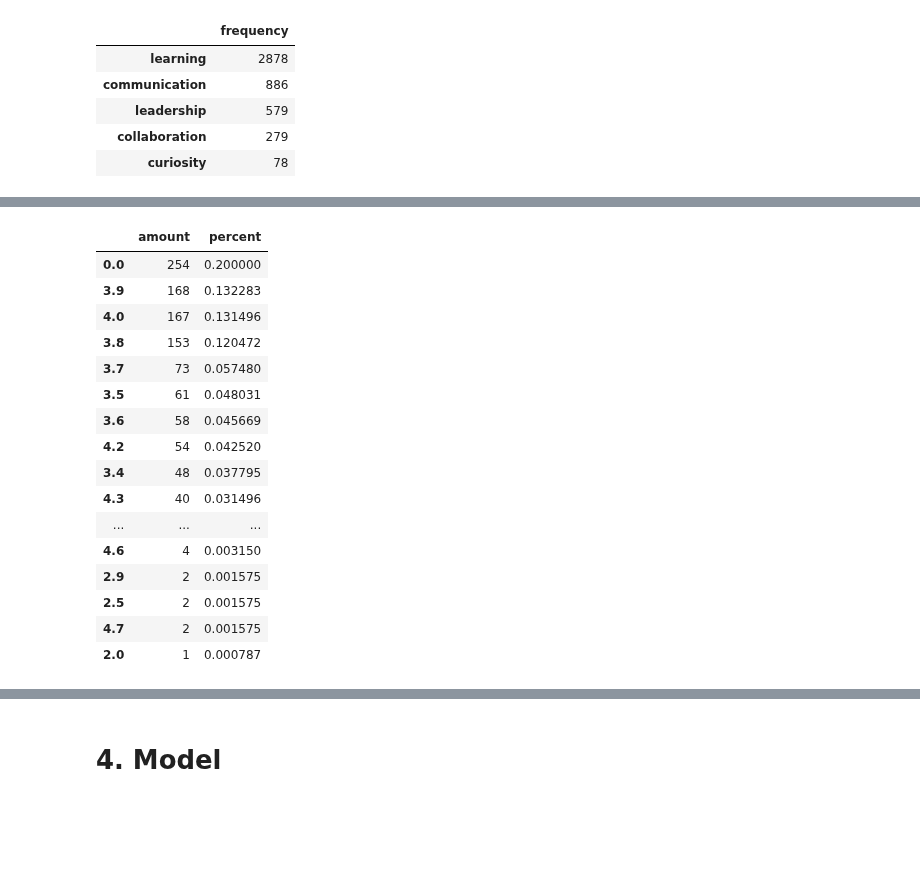
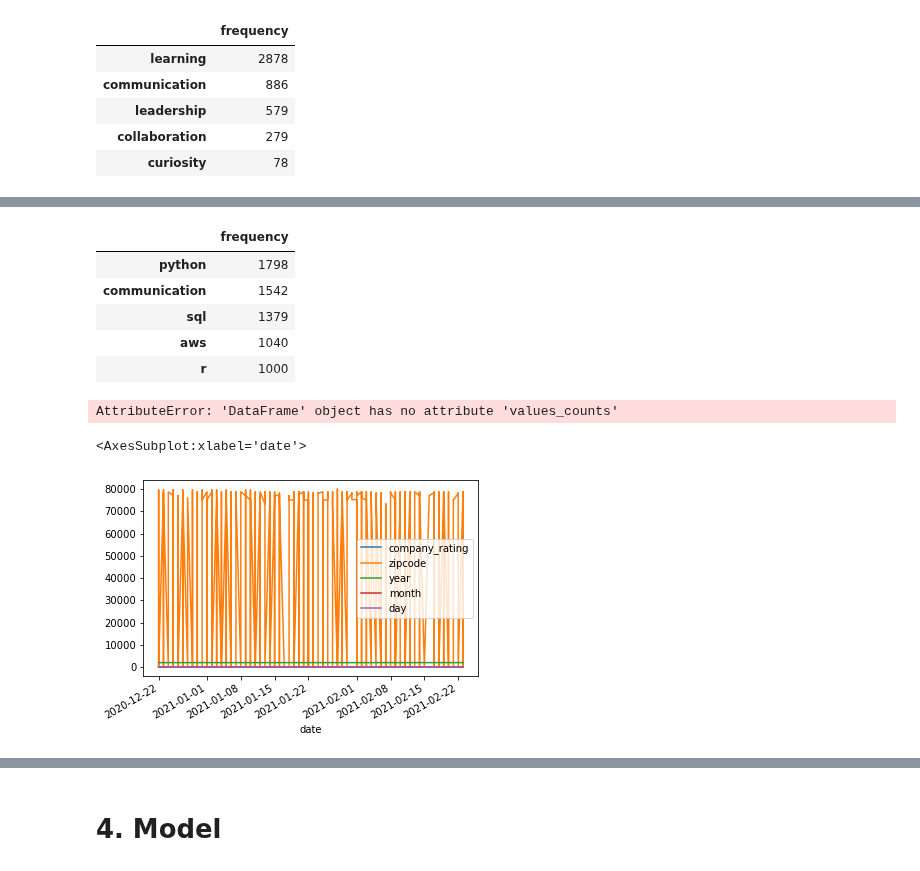
Before and after one commit to Blue-Owl-Data/Job-Search-Dashboard, a Jupyter notebook: notebook/MVP_Bojado.ipynb, the cells around one changed output, grey strips where cells are left out. Cells and saved outputs as stored; diff of their text form; code cells hidden in the pictures; blank space fills up the shorter version.

Commit message:
started time series

```diff
--- a/notebook/MVP_Bojado.ipynb
+++ b/notebook/MVP_Bojado.ipynb
@@ -249,0 +253,4 @@ df
+# %%
+# Acquired DS json file
+df_ds_ts = pd.read_json("df_ds_tx_prepared_backup.json")
+df_ds_ts.head()
@@ -249,0 +268,3 @@ df
+# %%
+df_ds_ts.index = pd.to_datetime(df_ds_ts.index)
+df_ds_ts.dtypes
@@ -249,0 +297,6 @@ df
+# %%
+df_ds_ts['year'] = df_ds_ts.date.dt.year
+df_ds_ts['month'] = df_ds_ts.date.dt.month
+df_ds_ts['day'] = df_ds_ts.date.dt.day
+df_ds_ts['weekday'] = df_ds_ts.date.dt.day_name()
+df_ds_ts.head()
@@ -249,0 +310,4 @@ df
+# %%
+# Date made into the index
+df_ds_ts = df_ds_ts.set_index('date').sort_index()
+df_ds_ts.head()
@@ -249,0 +380,10 @@ df
+# %%
+df_top = ts_top_general_skills_ds(5)
+df_top
+# %% [output]
+|  | frequency |
+| python | 1798 |
+| communication | 1542 |
+| sql | 1379 |
+| aws | 1040 |
+| r | 1000 |
@@ -250,24 +395,5 @@ df
 # %%
-# Company ratings
-ratings = pd.concat([df.company_rating.value_counts(),
-                    df.company_rating.value_counts(normalize=True)], axis=1)
-ratings.columns = ['amount', 'percent']
-ratings
+labels = pd.concat([df.label.value_counts(),
+                    df.label.value_counts(normalize=True)], axis=1)
+labels.columns = ['n', 'percent']
+labels
-# %% [output]
-|  | amount | percent |
-| 0.0 | 254 | 0.200000 |
-| 3.9 | 168 | 0.132283 |
-| 4.0 | 167 | 0.131496 |
-| 3.8 | 153 | 0.120472 |
-| 3.7 | 73 | 0.057480 |
-| 3.5 | 61 | 0.048031 |
-| 3.6 | 58 | 0.045669 |
-| 4.2 | 54 | 0.042520 |
-| 3.4 | 48 | 0.037795 |
-| 4.3 | 40 | 0.031496 |
-| ... | ... | ... |
-| 4.6 | 4 | 0.003150 |
-| 2.9 | 2 | 0.001575 |
-| 2.5 | 2 | 0.001575 |
-| 4.7 | 2 | 0.001575 |
-| 2.0 | 1 | 0.000787 |
@@ -275,0 +400,14 @@ ratings
+# %%
+# Top skills converting to time series analysis
+python_ts = df_top.values_counts().head()
+communicatiom_ts = df
+sql_ts = df
+aws_ts = df
+r_ts = df
+# %% [output]
+AttributeError: 'DataFrame' object has no attribute 'values_counts'
+# %%
+df_ds_ts.plot()
+# %% [output]
+<AxesSubplot:xlabel='date'>
+[figure, added]
```
Also changed, not shown: parts of 19 cells of this notebook.
